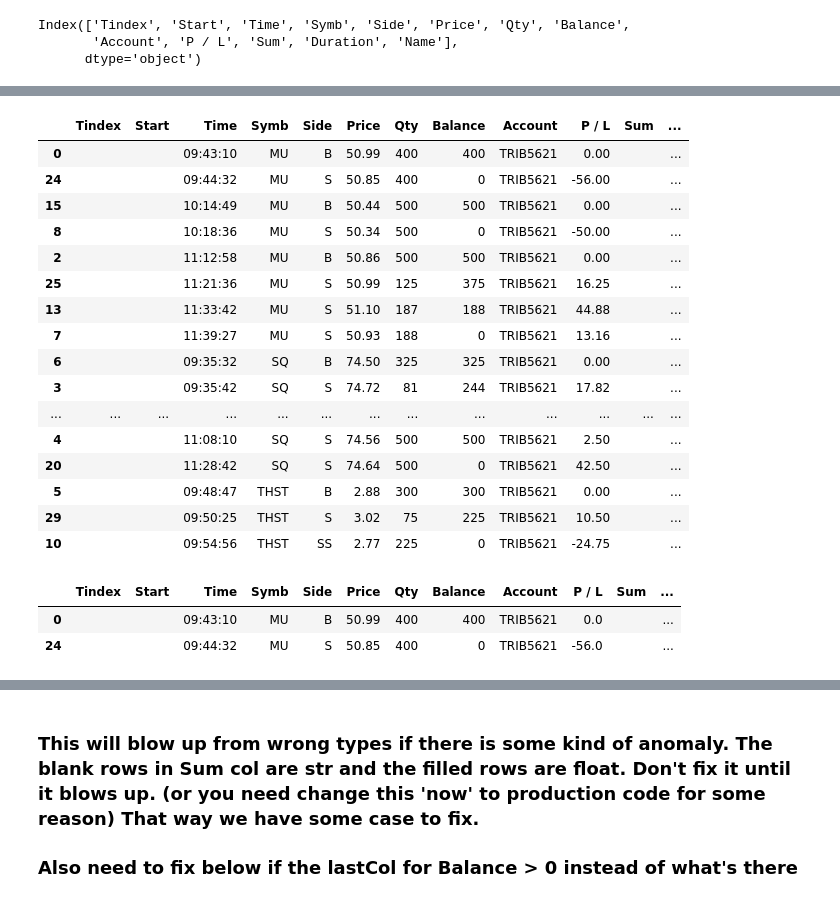
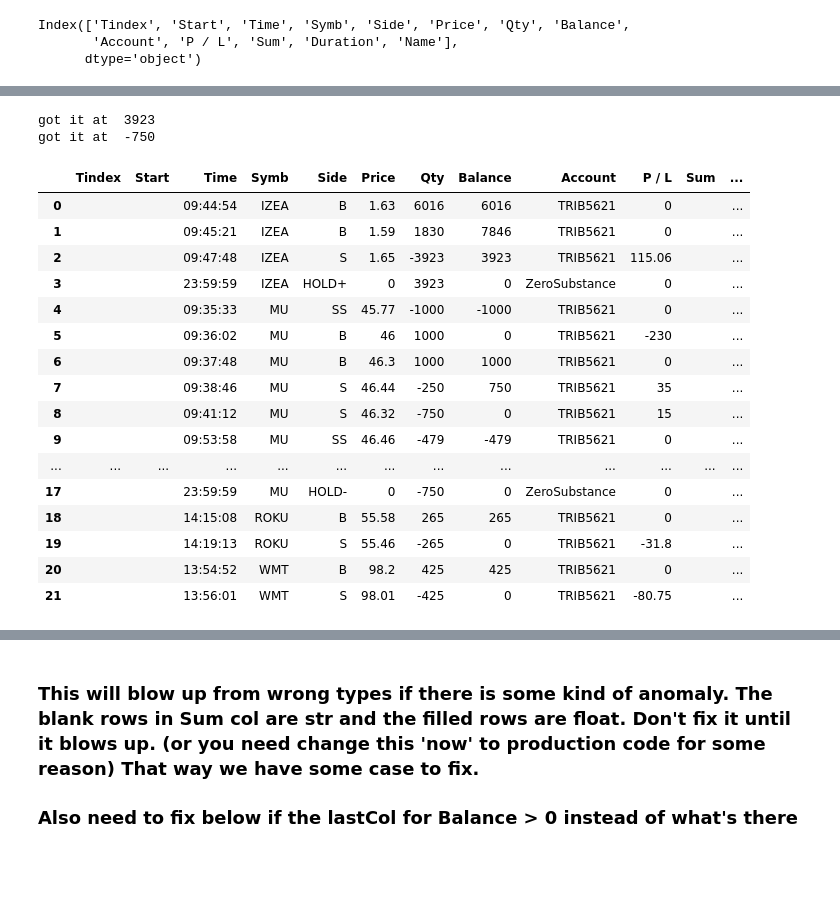
Before and after one commit to MikePia/structjour, a Jupyter notebook: trade.ipynb, the cells around one changed output, grey strips where cells are left out. Saved outputs shown, nothing was run; the diff lists cells and outputs as text; code cells hidden in the pictures; blank space fills up the shorter version.

```diff
--- a/trade.ipynb
+++ b/trade.ipynb
@@ -35,0 +287,7 @@ trades.sort_values('Time').head(10)
+# %%
+for ldf in ldf_tick :
+    found=False
+    for bal in swingTrade:
+        print(type(bal[0][0]))
+#         print(bal[0], ldf.Symb().unique())
+#         if bal[0] == ldf.Symb.unique()[0] :
@@ -37,10 +351,10 @@ trades.sort_values('Time').head(10)
 lbls = ['Tindex', 'Start', 'Time', 'Symb', 'Side', 'Price', 'Qty','Balance', 'Account', "P / L", 'Sum', 'Duration', 'Name']
 # %%
 for l in lbls :
-    if l not in trades.columns :
-        trades[l] = ''
+    if l not in listdf.columns :
+        listdf[l] = ''
 # trades.columns
-newTrades = trades[lbls]
+newTrades = listdf[lbls]
 newTrades.copy()
 newTrades.columns
 # %% [output]
@@ -74,37 +405,37 @@ nt
-# %%
-prevBal = 0
-for i, row in nt.iterrows():
-    if row['Side'] == 'B' :
-        nt.at[i,'Balance'] = ((nt.at[i,'Qty']) + prevBal)
-        prevBal = ((nt.at[i,'Qty']) + prevBal)
-    else :
-        nt.at[i,'Balance'] = ((nt.at[i,'Qty'] * -1) + prevBal)
-        prevBal = ((nt.at[i,'Qty'] * -1) + prevBal)
-
-
-nt
-# %% [output]
-|  | Tindex | Start | Time | Symb | Side | Price | Qty | Balance | Account | P / L | Sum | ... |
-| 0 |  |  | 09:43:10 | MU | B | 50.99 | 400 | 400 | TRIB5621 | 0.00 |  | ... |
-| 24 |  |  | 09:44:32 | MU | S | 50.85 | 400 | 0 | TRIB5621 | -56.00 |  | ... |
-| 15 |  |  | 10:14:49 | MU | B | 50.44 | 500 | 500 | TRIB5621 | 0.00 |  | ... |
-| 8 |  |  | 10:18:36 | MU | S | 50.34 | 500 | 0 | TRIB5621 | -50.00 |  | ... |
-| 2 |  |  | 11:12:58 | MU | B | 50.86 | 500 | 500 | TRIB5621 | 0.00 |  | ... |
-| 25 |  |  | 11:21:36 | MU | S | 50.99 | 125 | 375 | TRIB5621 | 16.25 |  | ... |
-| 13 |  |  | 11:33:42 | MU | S | 51.10 | 187 | 188 | TRIB5621 | 44.88 |  | ... |
-| 7 |  |  | 11:39:27 | MU | S | 50.93 | 188 | 0 | TRIB5621 | 13.16 |  | ... |
-| 6 |  |  | 09:35:32 | SQ | B | 74.50 | 325 | 325 | TRIB5621 | 0.00 |  | ... |
-| 3 |  |  | 09:35:42 | SQ | S | 74.72 | 81 | 244 | TRIB5621 | 17.82 |  | ... |
-| ... | ... | ... | ... | ... | ... | ... | ... | ... | ... | ... | ... | ... |
-| 4 |  |  | 11:08:10 | SQ | S | 74.56 | 500 | 500 | TRIB5621 | 2.50 |  | ... |
-| 20 |  |  | 11:28:42 | SQ | S | 74.64 | 500 | 0 | TRIB5621 | 42.50 |  | ... |
-| 5 |  |  | 09:48:47 | THST | B | 2.88 | 300 | 300 | TRIB5621 | 0.00 |  | ... |
-| 29 |  |  | 09:50:25 | THST | S | 3.02 | 75 | 225 | TRIB5621 | 10.50 |  | ... |
-| 10 |  |  | 09:54:56 | THST | SS | 2.77 | 225 | 0 | TRIB5621 | -24.75 |  | ... |
+# %%
+prevBal = 0
+for i, row in nt.iterrows():
+    qty = (nt.at[i,'Qty'])
+    if row['Side'].startswith("HOLD") :
+        print("got it at ", qty)
+        qty = qty * -1
+    newBalance = qty + prevBal
+
+    nt.at[i,'Balance'] = newBalance
+    prevBal = newBalance
+
+# nt
+# %% [output]
+got it at  3923
+got it at  -750
 # %%
-nt.head(2)
+nt
 # %% [output]
 |  | Tindex | Start | Time | Symb | Side | Price | Qty | Balance | Account | P / L | Sum | ... |
-| 0 |  |  | 09:43:10 | MU | B | 50.99 | 400 | 400 | TRIB5621 | 0.0 |  | ... |
-| 24 |  |  | 09:44:32 | MU | S | 50.85 | 400 | 0 | TRIB5621 | -56.0 |  | ... |
+| 0 |  |  | 09:44:54 | IZEA | B | 1.63 | 6016 | 6016 | TRIB5621 | 0 |  | ... |
+| 1 |  |  | 09:45:21 | IZEA | B | 1.59 | 1830 | 7846 | TRIB5621 | 0 |  | ... |
+| 2 |  |  | 09:47:48 | IZEA | S | 1.65 | -3923 | 3923 | TRIB5621 | 115.06 |  | ... |
+| 3 |  |  | 23:59:59 | IZEA | HOLD+ | 0 | 3923 | 0 | ZeroSubstance | 0 |  | ... |
+| 4 |  |  | 09:35:33 | MU | SS | 45.77 | -1000 | -1000 | TRIB5621 | 0 |  | ... |
+| 5 |  |  | 09:36:02 | MU | B | 46 | 1000 | 0 | TRIB5621 | -230 |  | ... |
+| 6 |  |  | 09:37:48 | MU | B | 46.3 | 1000 | 1000 | TRIB5621 | 0 |  | ... |
+| 7 |  |  | 09:38:46 | MU | S | 46.44 | -250 | 750 | TRIB5621 | 35 |  | ... |
+| 8 |  |  | 09:41:12 | MU | S | 46.32 | -750 | 0 | TRIB5621 | 15 |  | ... |
+| 9 |  |  | 09:53:58 | MU | SS | 46.46 | -479 | -479 | TRIB5621 | 0 |  | ... |
+| ... | ... | ... | ... | ... | ... | ... | ... | ... | ... | ... | ... | ... |
+| 17 |  |  | 23:59:59 | MU | HOLD- | 0 | -750 | 0 | ZeroSubstance | 0 |  | ... |
+| 18 |  |  | 14:15:08 | ROKU | B | 55.58 | 265 | 265 | TRIB5621 | 0 |  | ... |
+| 19 |  |  | 14:19:13 | ROKU | S | 55.46 | -265 | 0 | TRIB5621 | -31.8 |  | ... |
+| 20 |  |  | 13:54:52 | WMT | B | 98.2 | 425 | 425 | TRIB5621 | 0 |  | ... |
+| 21 |  |  | 13:56:01 | WMT | S | 98.01 | -425 | 0 | TRIB5621 | -80.75 |  | ... |
 # %%
```
Also changed, not shown: parts of 67 cells of this notebook.
